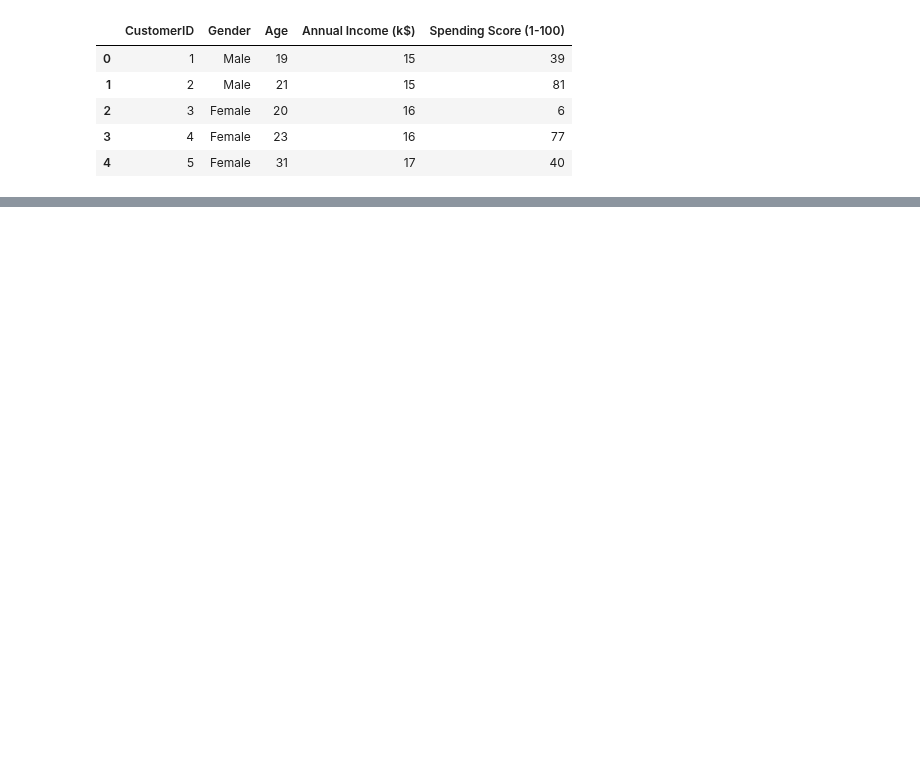
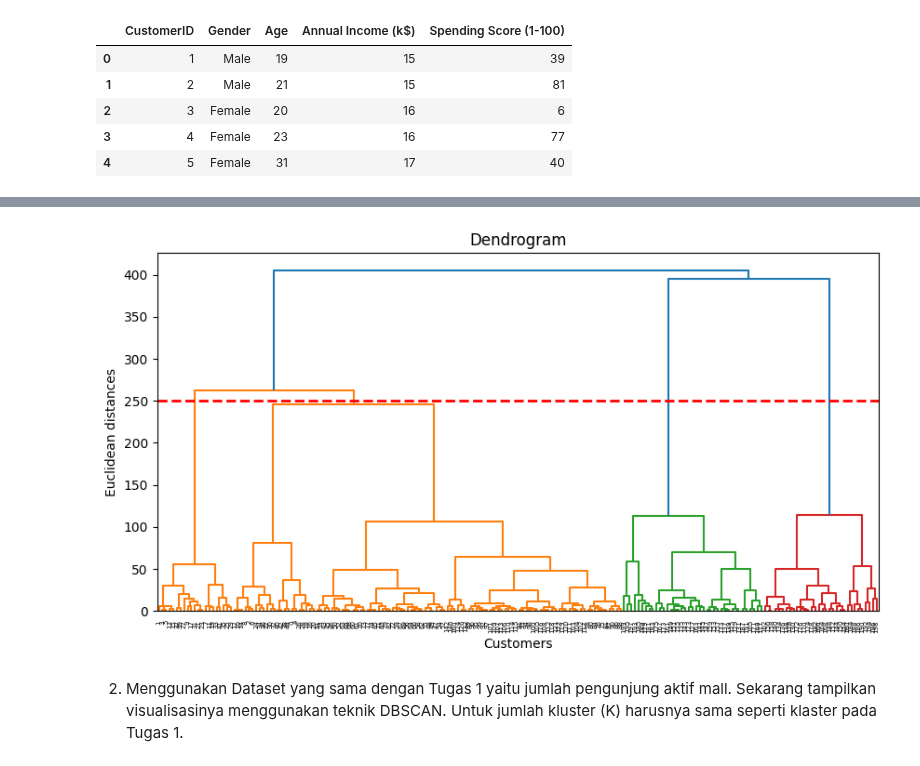
Before and after one commit to ImNotDanish05/2025_KC_TI-1A, a Jupyter notebook: P10_Jobsheet_Unsupervise_Learning - Clustering.ipynb, the cells around one changed output, grey strips where cells are left out. Cells and saved outputs as stored; diff of their text form; code cells hidden in the pictures; blank space fills up the shorter version.

```diff
--- a/P10_Jobsheet_Unsupervise_Learning - Clustering.ipynb
+++ b/P10_Jobsheet_Unsupervise_Learning - Clustering.ipynb
@@ -14,0 +92,13 @@ dataset.head()
+# %%
+import scipy.cluster.hierarchy as sch
+plt.figure(figsize=(10, 5))
+dendrogram = sch.dendrogram(sch.linkage(X, method = 'ward'))
+plt.axhline(y=250, color='red', linestyle='--', linewidth=2)
+plt.title('Dendrogram')
+plt.xlabel('Customers')
+plt.ylabel('Euclidean distances')
+plt.show()
+# %% [output]
+[figure, added]
+# %% [markdown]
+2.	Menggunakan Dataset yang sama dengan Tugas 1 yaitu jumlah pengunjung aktif mall. Sekarang tampilkan visualisasinya menggunakan teknik DBSCAN. Untuk jumlah kluster (K) harusnya sama seperti klaster pada Tugas 1.
```
Also changed, not shown: parts of 12 cells of this notebook.
